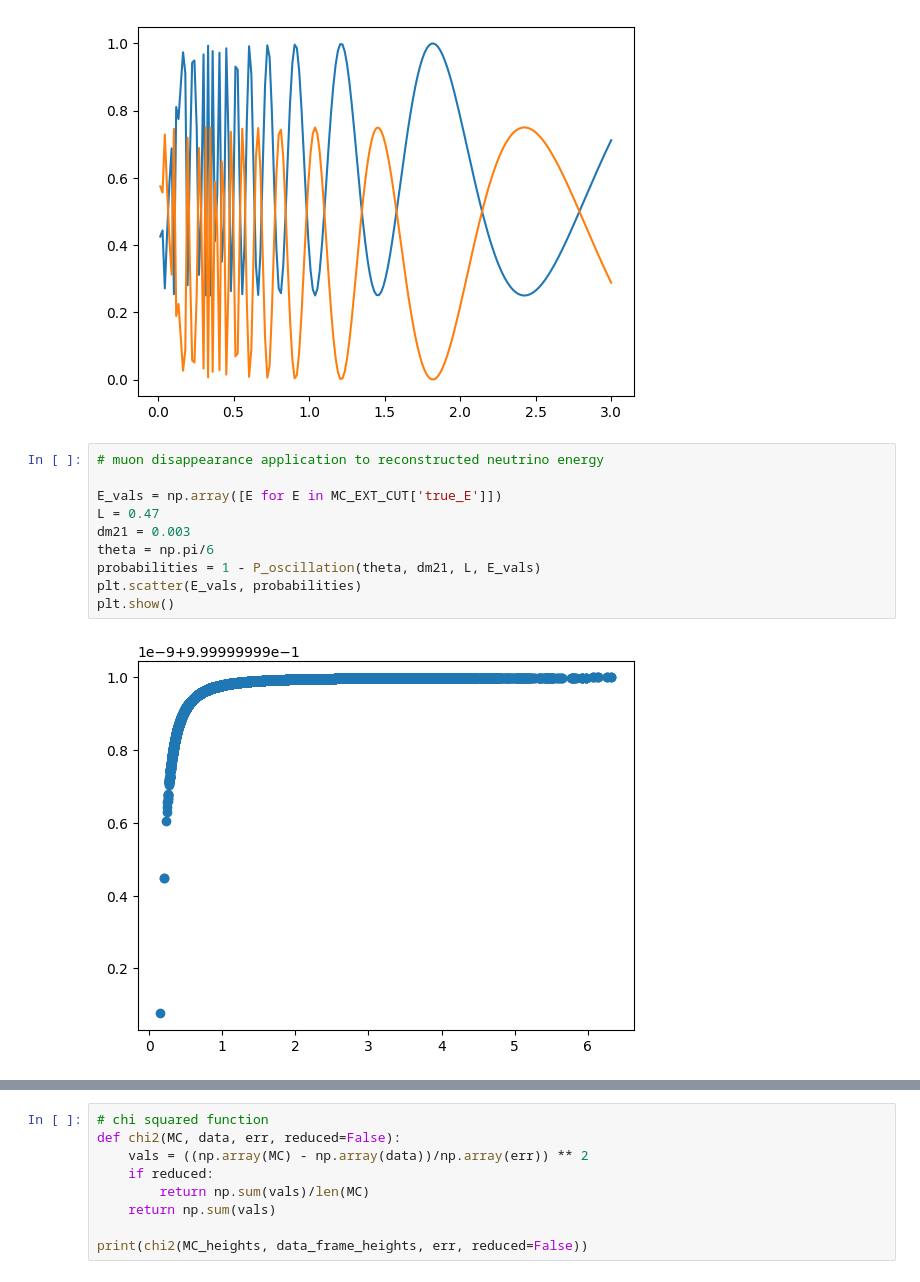
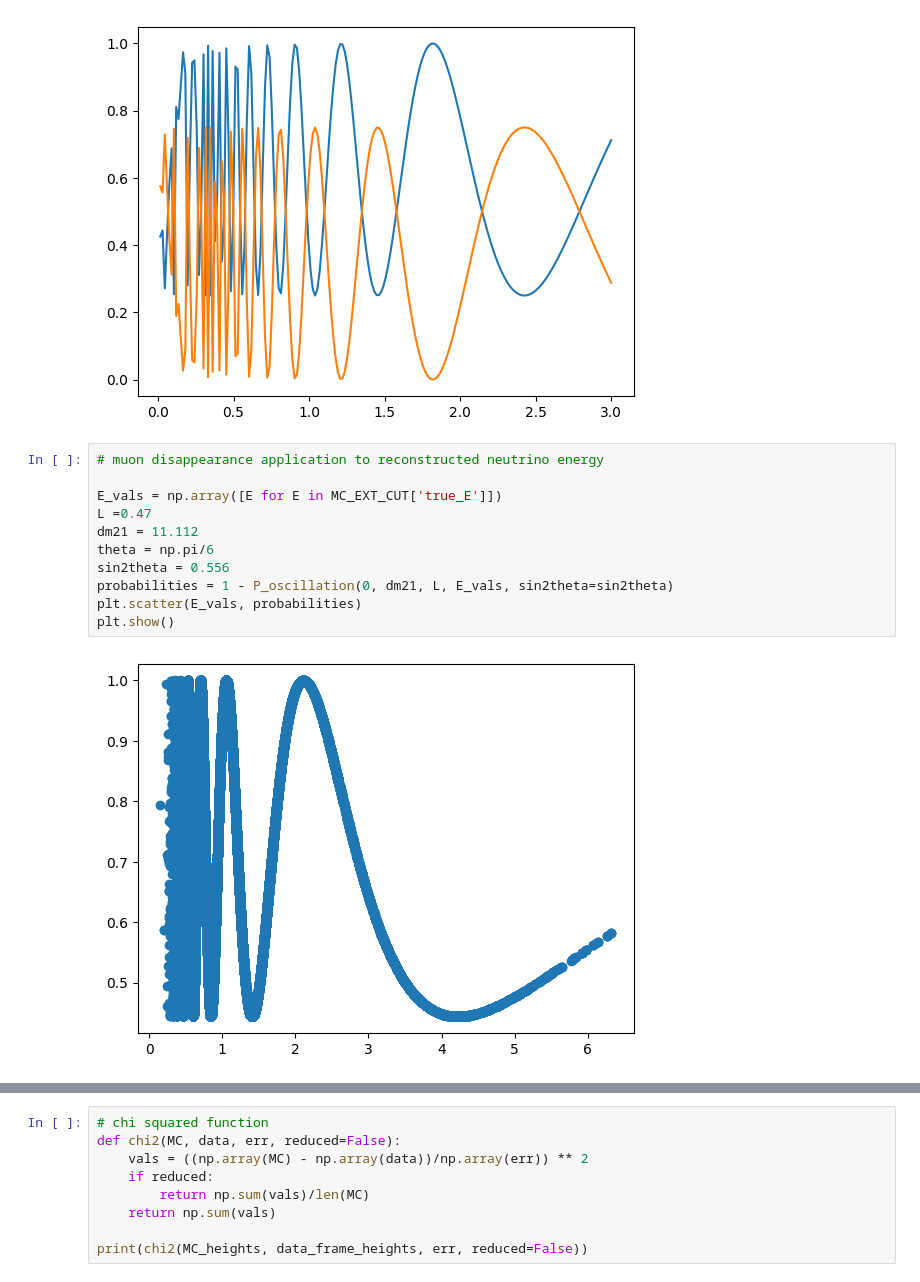
Before and after one commit to fredrikshaw/UOMLabs, a Jupyter notebook: MainAnalysis_template.ipynb, the cells around one changed output, grey strips where cells are left out. Drawn from its saved outputs; the diff is of its cells as text.

```diff
--- a/MainAnalysis_template.ipynb
+++ b/MainAnalysis_template.ipynb
@@ -533,15 +546,16 @@ plt.show()
 # %%
 # muon disappearance application to reconstructed neutrino energy
 
 E_vals = np.array([E for E in MC_EXT_CUT['true_E']])
-L = 0.47
-dm21 = 0.003
+L =0.47
+dm21 = 11.112
 theta = np.pi/6
-probabilities = 1 - P_oscillation(theta, dm21, L, E_vals)
+sin2theta = 0.556
+probabilities = 1 - P_oscillation(0, dm21, L, E_vals, sin2theta=sin2theta)
 plt.scatter(E_vals, probabilities)
 plt.show()
 # %% [output]
-[figure, old version]
+[figure, new version]
 # %%
 Neutrino_functions.histogram_plot(MC_frame = MC_EXT_CUT,
                                   variable='trk_energy_tot',
```
Also changed, not shown: parts of 25 cells of this notebook.
